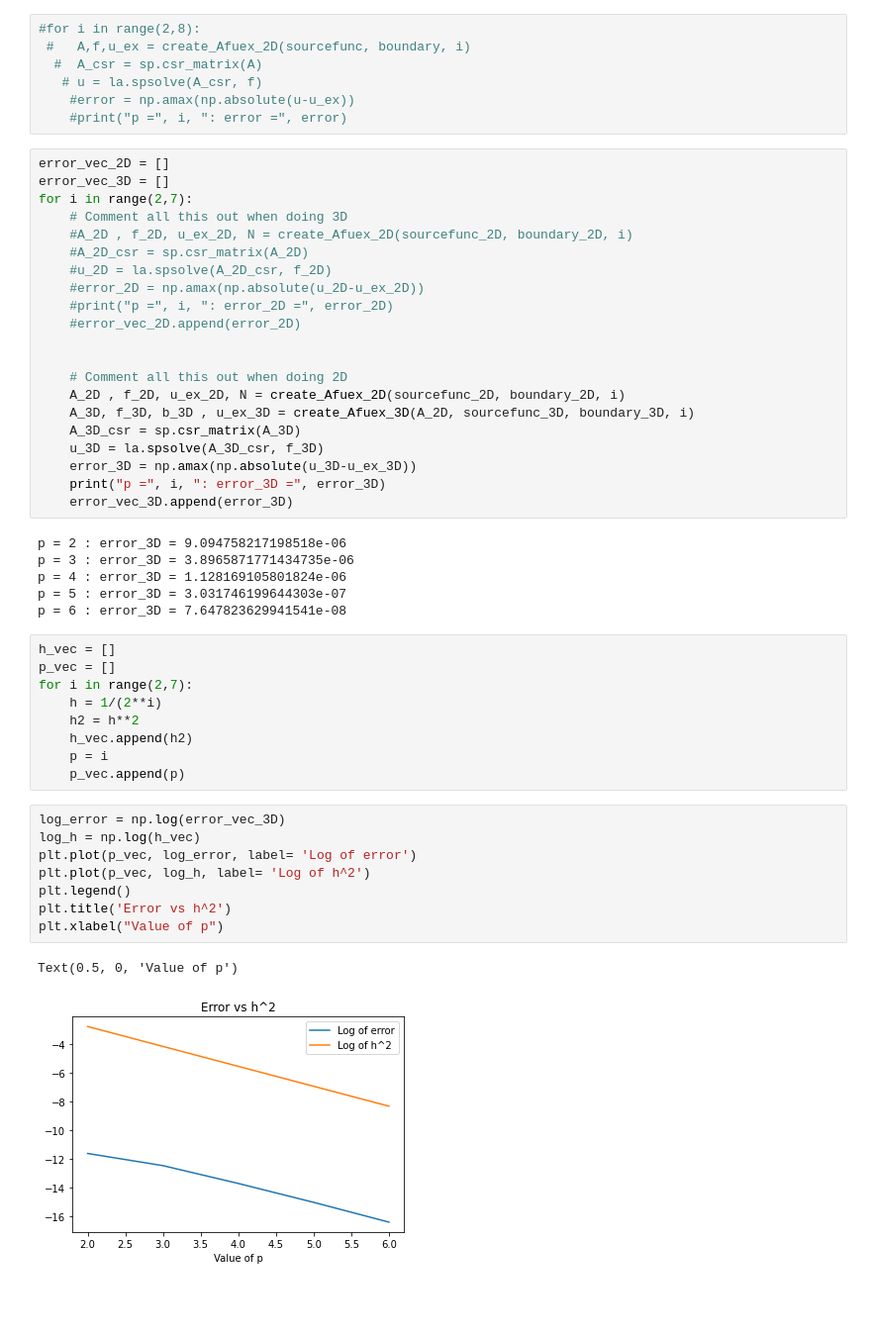
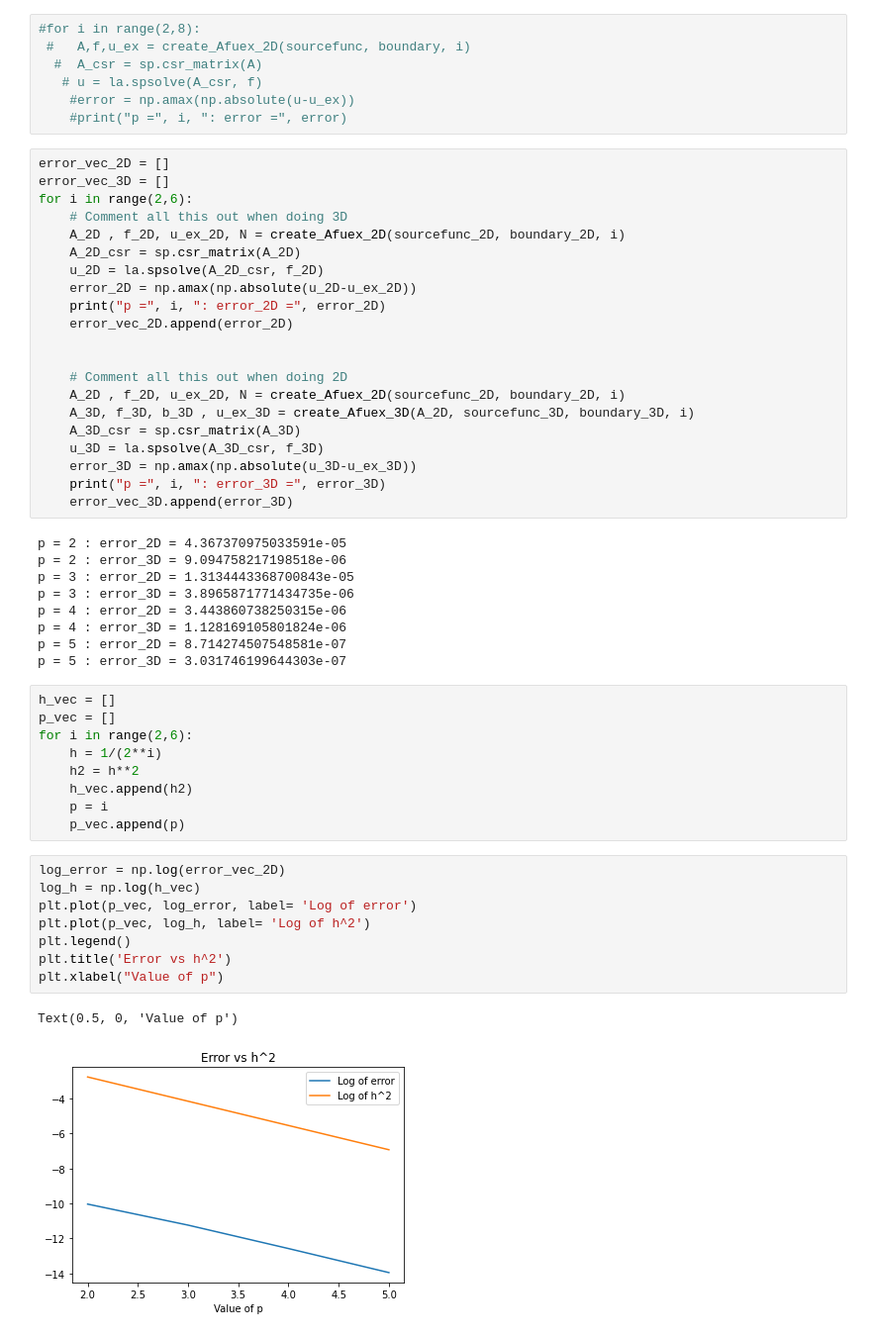
Before and after one commit to bjarkeh97/Scientific_Computing_project, a Jupyter notebook: Problem 2 new.ipynb, the cells around one changed output. Shown: that part at 99% size. Drawn from its saved outputs; the diff is of its cells as text; blank space fills up the shorter version.

Commit message:
Prob 2 and 3
Did the thing in prob 2 where both 2D and 3D errors are found in the same loop. Also timing in problem 3.

```diff
--- a/Problem 2 new.ipynb
+++ b/Problem 2 new.ipynb
@@ -184,14 +184,14 @@ def create_Afuex_3D(A_2D, sourcefunc_3D, boundary_3D, p):
 # %%
 error_vec_2D = []
 error_vec_3D = []
-for i in range(2,7):
+for i in range(2,6):
     # Comment all this out when doing 3D
-    #A_2D , f_2D, u_ex_2D, N = create_Afuex_2D(sourcefunc_2D, boundary_2D, i)
-    #A_2D_csr = sp.csr_matrix(A_2D)
-    #u_2D = la.spsolve(A_2D_csr, f_2D)
-    #error_2D = np.amax(np.absolute(u_2D-u_ex_2D))
-    #print("p =", i, ": error_2D =", error_2D)
-    #error_vec_2D.append(error_2D)
+    A_2D , f_2D, u_ex_2D, N = create_Afuex_2D(sourcefunc_2D, boundary_2D, i)
+    A_2D_csr = sp.csr_matrix(A_2D)
+    u_2D = la.spsolve(A_2D_csr, f_2D)
+    error_2D = np.amax(np.absolute(u_2D-u_ex_2D))
+    print("p =", i, ": error_2D =", error_2D)
+    error_vec_2D.append(error_2D)
 
 
     # Comment all this out when doing 2D
@@ -203,28 +203,31 @@ for i in range(2,7):
     print("p =", i, ": error_3D =", error_3D)
     error_vec_3D.append(error_3D)
 # %% [output]
+p = 2 : error_2D = 4.367370975033591e-05
 p = 2 : error_3D = 9.094758217198518e-06
+p = 3 : error_2D = 1.3134443368700843e-05
 p = 3 : error_3D = 3.8965871771434735e-06
+p = 4 : error_2D = 3.443860738250315e-06
 p = 4 : error_3D = 1.128169105801824e-06
+p = 5 : error_2D = 8.714274507548581e-07
 p = 5 : error_3D = 3.031746199644303e-07
-p = 6 : error_3D = 7.647823629941541e-08
 # %%
 h_vec = []
 p_vec = []
-for i in range(2,7):
+for i in range(2,6):
     h = 1/(2**i)
     h2 = h**2
     h_vec.append(h2)
     p = i
     p_vec.append(p)
 # %%
-log_error = np.log(error_vec_3D)
+log_error = np.log(error_vec_2D)
 log_h = np.log(h_vec)
 plt.plot(p_vec, log_error, label= 'Log of error')
 plt.plot(p_vec, log_h, label= 'Log of h^2')
 plt.legend()
 plt.title('Error vs h^2')
 plt.xlabel("Value of p")
 # %% [output]
 Text(0.5, 0, 'Value of p')
-[figure, old version]
+[figure, new version]
```
Also changed, not shown: 1 other file.
